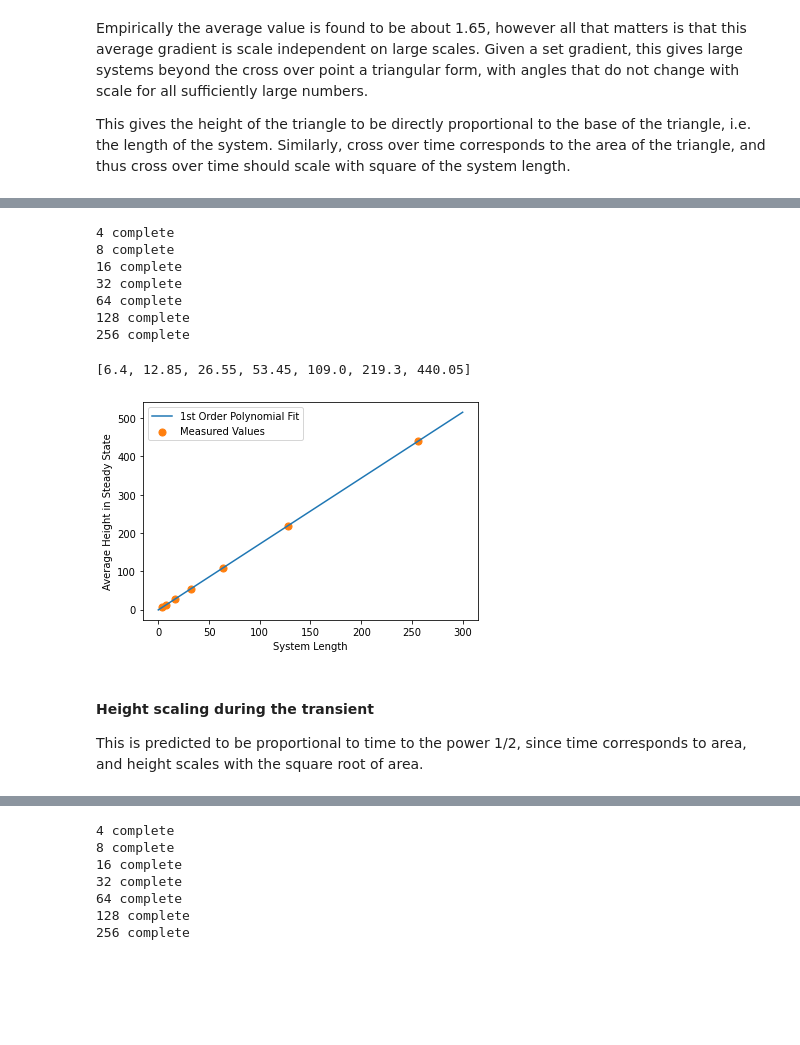
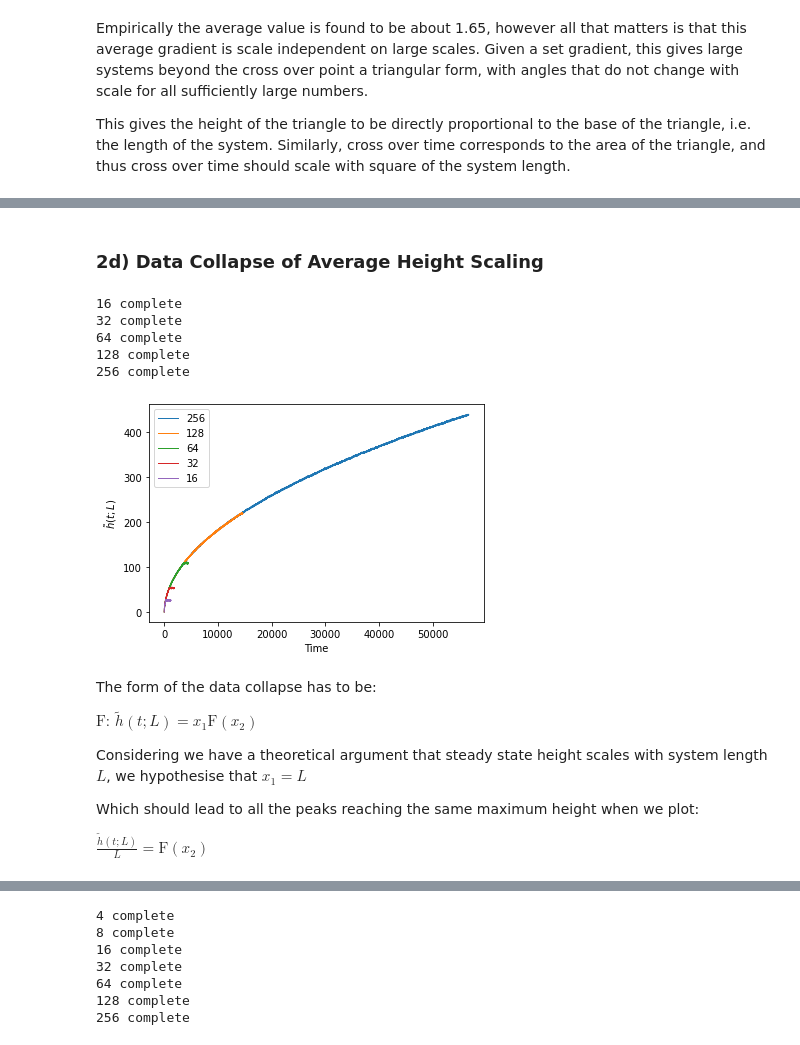
Before and after one commit to bdgrichards/oslo, a Jupyter notebook: oslo.ipynb, the cells around one changed output, grey strips where cells are left out. Cells and saved outputs as stored; diff of their text form; code cells hidden in the pictures; blank space fills up the shorter version.

```diff
--- a/oslo.ipynb
+++ b/oslo.ipynb
@@ -386,0 +472,2 @@ Confused about what it's asking us to do here. Data already collapses onto a str
+# %% [markdown]
+### 2d) Data Collapse of Average Height Scaling
@@ -387,46 +486,52 @@ Confused about what it's asking us to do here. Data already collapses onto a str
 # %%
-average_heights = []
-lengths = [4, 8, 16, 32, 64, 128, 256]
-repetitions = 20
+average_heights_with_time: list[list[int]] = []
+# lengths = [4, 8, 16, 32, 64, 128, 256]
+lengths = [16, 32, 64, 128, 256]
+repetitions = 5  # could increase this later
+steady_state_cycles = 1000
 # %%
 for length in lengths:
-    height_values: list[int] = []
+    height_lists: list[list[int]] = []
     for i in range(repetitions):
         model = Model(length)
+        height_values: list[int] = []
         while model.get_is_transient():
             model.cycle()
-        for i in range(5000):
+            height_values.append(model.get_pile_height())
+        for i in range(steady_state_cycles):
             model.cycle()
-        height_values.append(model.get_pile_height())
-    average_heights.append(np.average(height_values))
+            height_values.append(model.get_pile_height())
+        height_lists.append(height_values)
+    average_heights_with_time.append(average_different_lengths(height_lists))
     print(length, 'complete')
 # %% [output]
-4 complete
-8 complete
 16 complete
 32 complete
 64 complete
 128 complete
 256 complete
-# %%
-average_heights
-# %% [output]
-[6.4, 12.85, 26.55, 53.45, 109.0, 219.3, 440.05]
 # %%
-poly_fit = np.polyfit(lengths, average_heights, 1)
-fit_x_vals = np.linspace(0, 300, 100)
-fit_y_vals = np.poly1d(poly_fit)(fit_x_vals)
-plt.plot(fit_x_vals, fit_y_vals, label='1st Order Polynomial Fit')
+# poly_fit = np.polyfit(lengths, average_heights, 1)
+# fit_x_vals = np.linspace(0, 300, 100)
+# fit_y_vals = np.poly1d(poly_fit)(fit_x_vals)
+# plt.plot(fit_x_vals, fit_y_vals, label='1st Order Polynomial Fit')
 
-plt.scatter(lengths, average_heights, s=50, marker="o",
-            c="C1", label="Measured Values")
+for i in reversed(range(len(lengths))):
+    plt.plot(range(len(average_heights_with_time[i])), average_heights_with_time[i], label=str(
+        lengths[i]), linewidth=1)
 plt.legend()
-plt.xlabel("System Length")
-plt.ylabel("Average Height in Steady State")
+plt.xlabel("Time")
+plt.ylabel(r"$\tilde{h}(t;L)$")
 plt.show()
 # %% [output]
-[figure, old version]
+[figure, new version]
-# %% [markdown]
-#### Height scaling during the transient
-
-This is predicted to be proportional to time to the power 1/2, since time corresponds to area, and height scales with the square root of area.
+# %% [markdown]
+The form of the data collapse has to be:
+
+$\text{F: } \tilde{h}(t;L) = x_1 \text{F}(x_2)$
+
+Considering we have a theoretical argument that steady state height scales with system length $L$, we hypothesise that $x_1 = L$
+
+Which should lead to all the peaks reaching the same maximum height when we plot:
+
+$\frac{\tilde{h}(t;L)}{L} = \text{F}(x_2)$
```
Also changed, not shown: parts of 21 cells of this notebook.
